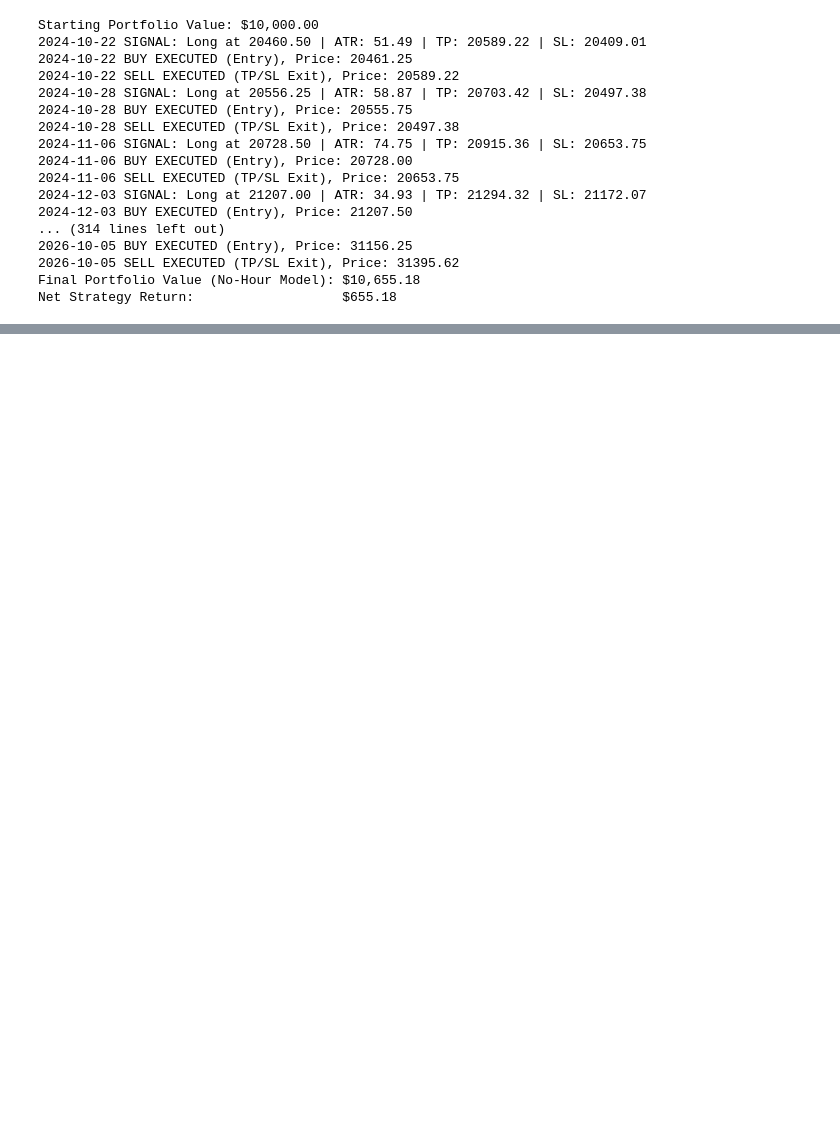
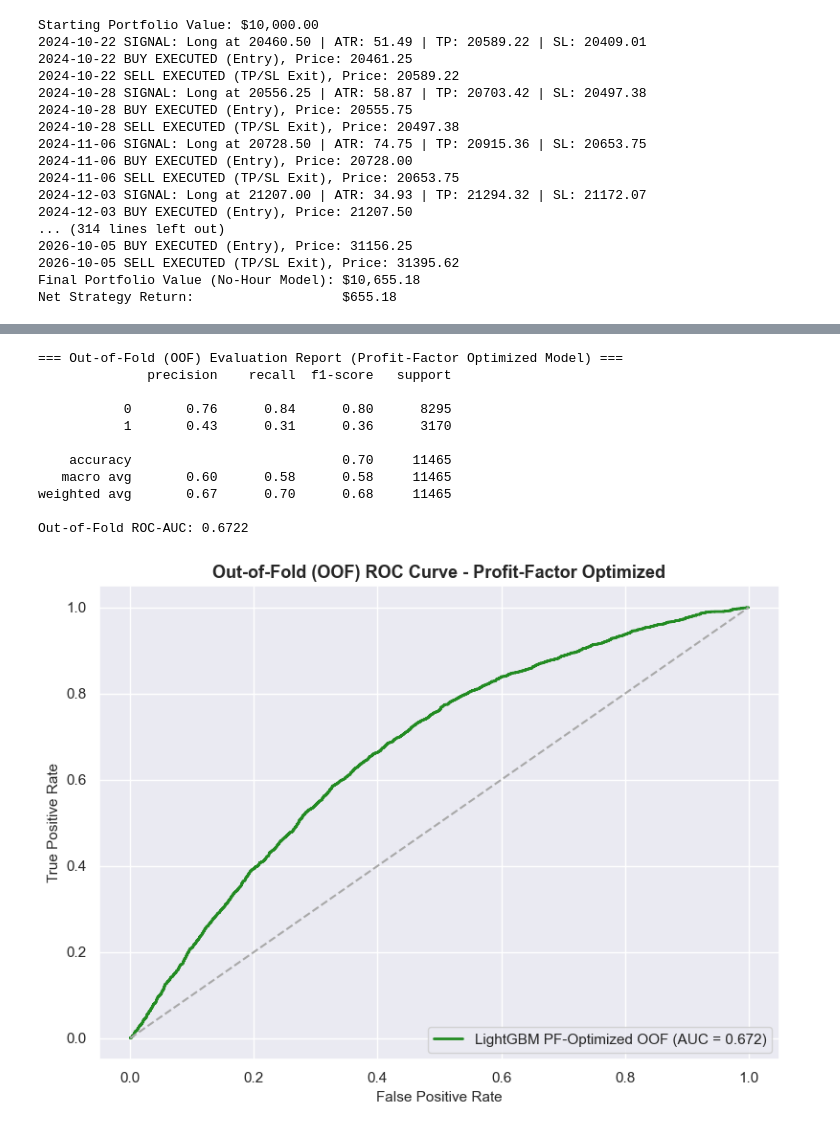
Before and after one commit to elizasatrian/mnq-ml-strategy, a Jupyter notebook: working.ipynb, the cells around one changed output, grey strips where cells are left out. Saved outputs shown, nothing was run; the diff lists cells and outputs as text; code cells hidden in the pictures; blank space fills up the shorter version.

```diff
--- a/working.ipynb
+++ b/working.ipynb
@@ -1126,19 +1103,0 @@ best_model is now successfully trained, defined, and ready for live prediction!
-# %%
-from sklearn.model_selection import KFold
-
-cv = KFold(n_splits=5, shuffle=False)
-oof_probs = np.zeros(len(X_features))
-y_binary = (y_labels == 1).astype(int)
-
-for train_idx, test_idx in cv.split(X_features):
-    X_tr, X_te = X_features.iloc[train_idx], X_features.iloc[test_idx]
-    y_tr = y_binary.iloc[train_idx]
-    w_tr = sample_weights[train_idx]
-
-    temp_model = LGBMClassifier(**best_params)
-    temp_model.fit(X_tr, y_tr, sample_weight=w_tr)
-    oof_probs[test_idx] = temp_model.predict_proba(X_te)[:, 1]
-
-optimal_threshold = pd.Series(oof_probs).quantile(0.80)
-
-print(f"optimal_threshold is now set to: {optimal_threshold:.4f}")
@@ -1392,0 +1347,50 @@ FileNotFoundError: [Errno 2] No such file or directory: 'live_features_audit.csv
+# %%
+best_params_pf = profit_study.best_params.copy()
+best_params_pf['objective'] = 'binary'
+best_params_pf['random_state'] = 42
+best_params_pf['n_jobs'] = -1
+best_params_pf['verbose'] = -1
+
+y_binary = (y_labels == 1).astype(int)
+oof_probs_pf = np.zeros(len(X_features))
+
+for train_idx, test_idx in cv.split(X_features):
+    X_train, X_test = X_features.iloc[train_idx], X_features.iloc[test_idx]
+    y_train = y_binary.iloc[train_idx]
+    w_train = sample_weights[train_idx]
+
+    model_pf = LGBMClassifier(**best_params_pf)
+    model_pf.fit(X_train, y_train, sample_weight=w_train)
+    oof_probs_pf[test_idx] = model_pf.predict_proba(X_test)[:, 1]
+
+oof_auc_pf = roc_auc_score(y_binary, oof_probs_pf)
+threshold_pf = pd.Series(oof_probs_pf).quantile(0.80)
+y_pred_binary_pf = (oof_probs_pf >= threshold_pf).astype(int)
+
+print("=== Out-of-Fold (OOF) Evaluation Report (Profit-Factor Optimized Model) ===")
+print(classification_report(y_binary, y_pred_binary_pf))
+print(f"Out-of-Fold ROC-AUC: {oof_auc_pf:.4f}")
+
+fpr, tpr, _ = roc_curve(y_binary, oof_probs_pf)
+plt.figure(figsize=(8, 6))
+plt.plot(fpr, tpr, color='forestgreen', label=f'LightGBM PF-Optimized OOF (AUC = {oof_auc_pf:.3f})', linewidth=2)
+plt.plot([0, 1], [0, 1], color='darkgray', linestyle='--')
+plt.title('Out-of-Fold (OOF) ROC Curve - Profit-Factor Optimized', fontsize=13, fontweight='bold')
+plt.xlabel('False Positive Rate', fontsize=11)
+plt.ylabel('True Positive Rate', fontsize=11)
+plt.legend(loc='lower right')
+plt.tight_layout()
+plt.show()
+# %% [output]
+=== Out-of-Fold (OOF) Evaluation Report (Profit-Factor Optimized Model) ===
+              precision    recall  f1-score   support
+
+           0       0.76      0.84      0.80      8295
+           1       0.43      0.31      0.36      3170
+
+    accuracy                           0.70     11465
+   macro avg       0.60      0.58      0.58     11465
+weighted avg       0.67      0.70      0.68     11465
+
+Out-of-Fold ROC-AUC: 0.6722
+[figure, added]
```
Also changed, not shown: parts of 36 cells of this notebook.
